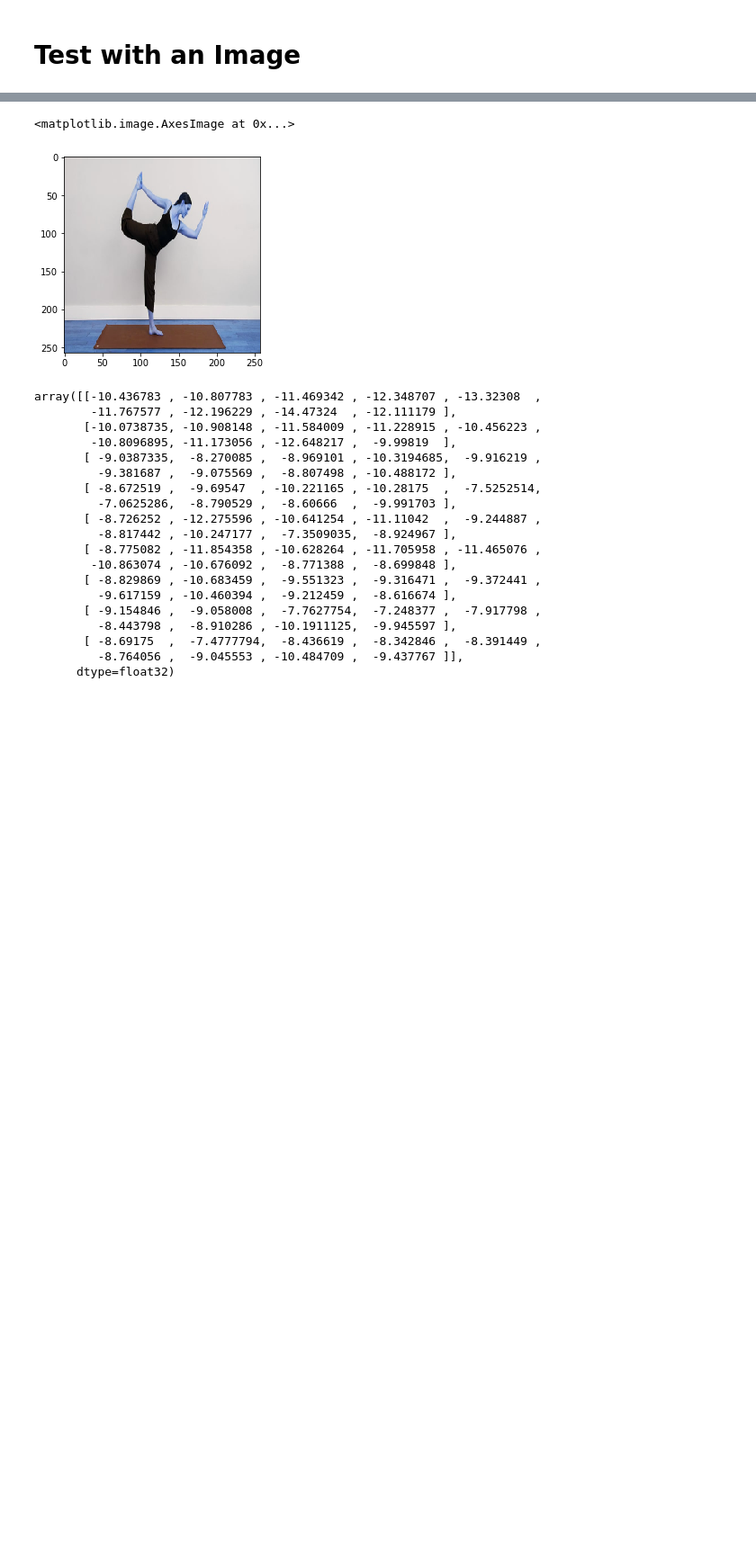
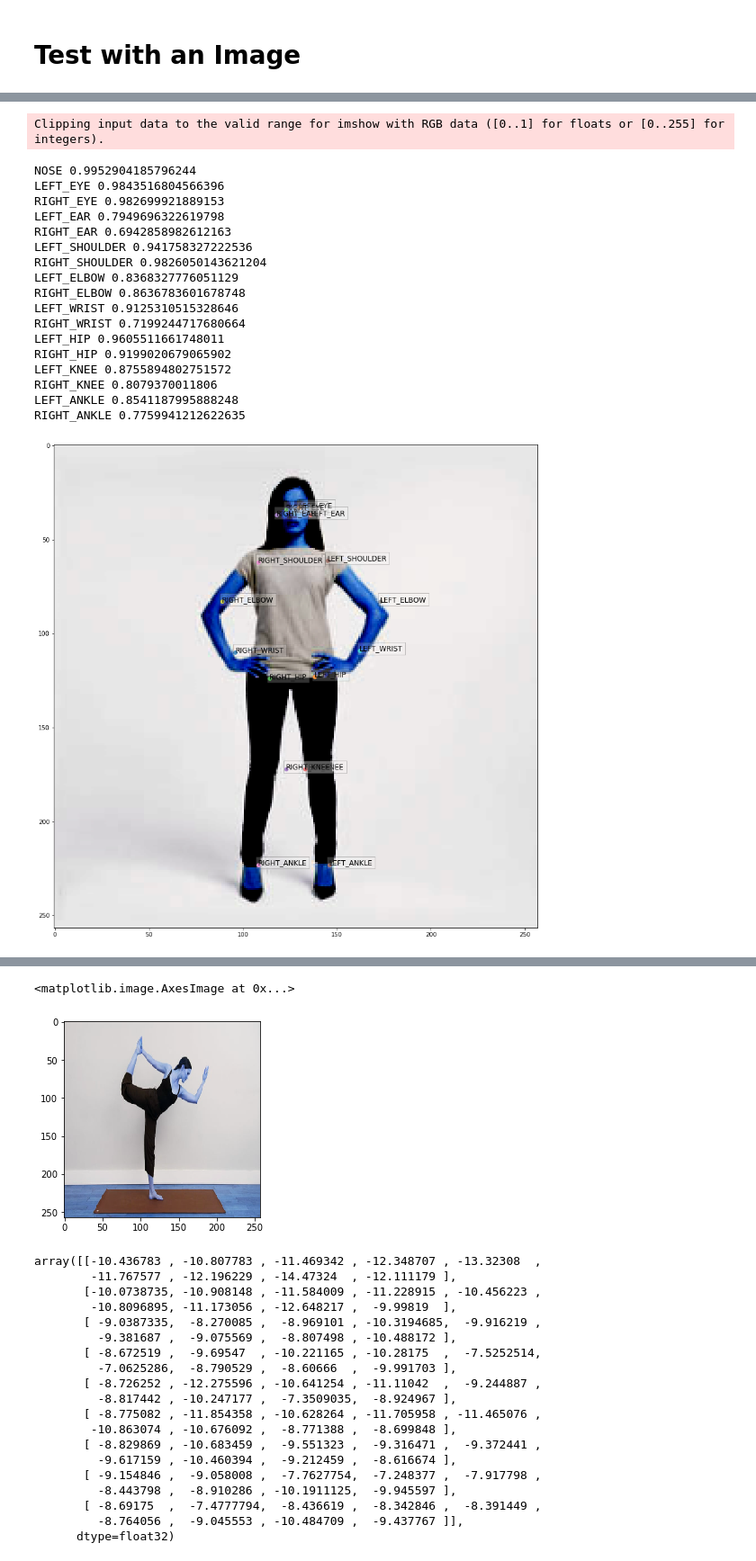
Before and after one commit to Guy-L/uOttaHack-JAG, a Jupyter notebook: exploration/python/hello_tflite/hello tf-lite.ipynb, the cells around one changed output, grey strips where cells are left out. Shown at 90% size. Drawn from its saved outputs; the diff is of its cells as text; code cells hidden in the pictures; blank space fills up the shorter version.

```diff
--- a/exploration/python/hello_tflite/hello tf-lite.ipynb
+++ b/exploration/python/hello_tflite/hello tf-lite.ipynb
@@ -42,0 +78,20 @@ output_data = interpreter.get_tensor(output_details[0]['index'])
+# %%
+body_parts = [
+    "NOSE",
+    "LEFT_EYE",
+    "RIGHT_EYE",
+    "LEFT_EAR",
+    "RIGHT_EAR",
+    "LEFT_SHOULDER",
+    "RIGHT_SHOULDER",
+    "LEFT_ELBOW",
+    "RIGHT_ELBOW",
+    "LEFT_WRIST",
+    "RIGHT_WRIST",
+    "LEFT_HIP",
+    "RIGHT_HIP",
+    "LEFT_KNEE",
+    "RIGHT_KNEE",
+    "LEFT_ANKLE",
+    "RIGHT_ANKLE"
+]
@@ -43,3 +105,56 @@ output_data = interpreter.get_tensor(output_details[0]['index'])
+# %%
+'''
+Reference Code:
+https://github.com/tensorflow/examples/blob/master/lite/examples/posenet/android/posenet/src/main/java/org/tensorflow/lite/examples/posenet/lib/Posenet.kt
+'''
+
+import numpy as np
+
+plt.figure(figsize=(15,15))
+plt.imshow(scaled_input)
+heatmap = interpreter.get_tensor(output_details[0]['index'])
+offsets = interpreter.get_tensor(output_details[1]['index'])
+
+num_keypoints = heatmap.shape[-1]
+img_height, img_width = scaled_input.shape[:-1]
+
+for keypoint in range(num_keypoints):
+    heatmap_for_keypoint = heatmap[0,:,:,keypoint]
+
+    # Get index of max coords from heatmap
+    i, j = np.unravel_index(heatmap_for_keypoint.argmax(), heatmap_for_keypoint.shape)
+
+    sigmoid = lambda x: 1/(1 + np.exp(-x))
+    confidence = sigmoid(heatmap[0, i, j, keypoint])
+
+    y = i / (heatmap.shape[1] - 1) * img_height + offsets[0,i,j,keypoint]
+    x = j / (heatmap.shape[2] - 1) * img_width + offsets[0,i,j,keypoint+num_keypoints]
+
+    y = int(y)
+    x = int(x)
+    print(body_parts[keypoint], confidence)
+    plt.text(x, y, body_parts[keypoint], bbox=dict(facecolor='white', alpha=0.2), fontsize=12)
+    plt.scatter(x, y)
+# %% [output]
+Clipping input data to the valid range for imshow with RGB data ([0..1] for floats or [0..255] for integers).
+NOSE 0.9952904185796244
+LEFT_EYE 0.9843516804566396
+RIGHT_EYE 0.982699921889153
+LEFT_EAR 0.7949696322619798
+RIGHT_EAR 0.6942858982612163
+LEFT_SHOULDER 0.941758327222536
+RIGHT_SHOULDER 0.9826050143621204
+LEFT_ELBOW 0.8368327776051129
+RIGHT_ELBOW 0.8636783601678748
+LEFT_WRIST 0.9125310515328646
+RIGHT_WRIST 0.7199244717680664
+LEFT_HIP 0.9605511661748011
+RIGHT_HIP 0.9199020679065902
+LEFT_KNEE 0.8755894802751572
+RIGHT_KNEE 0.8079370011806
+LEFT_ANKLE 0.8541187995888248
+RIGHT_ANKLE 0.7759941212622635
+[figure, added]
 # %%
 plt.imshow(output_data[0,:,:,11])
 # %% [output]
```
Also changed, not shown: parts of 10 cells of this notebook, 1 other file.
